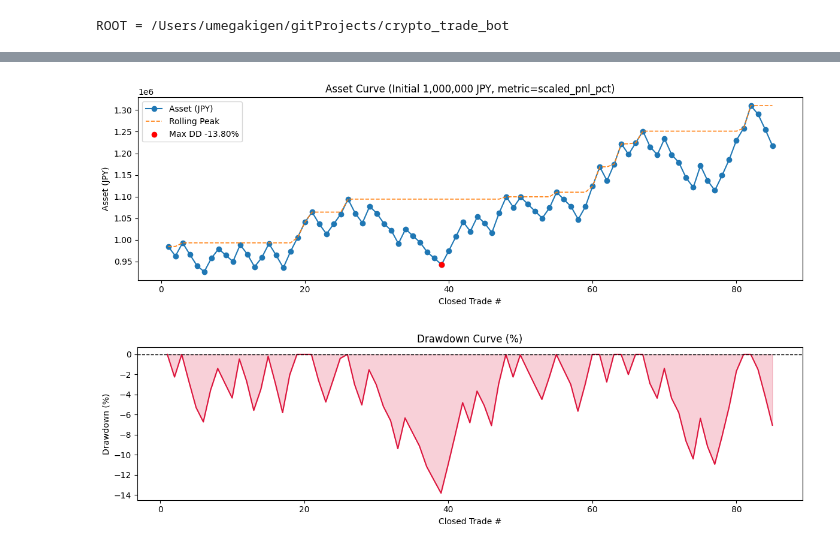
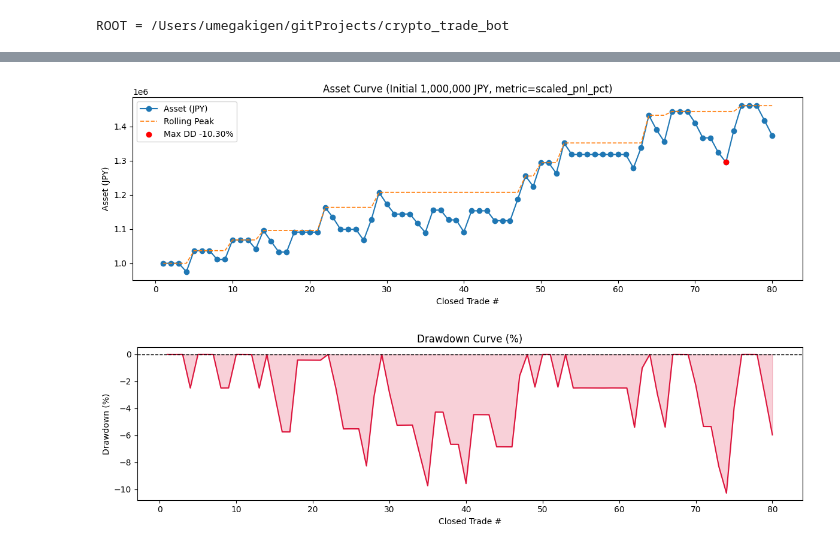
Before and after one commit to genpsp/crypto_trade_bot, a Jupyter notebook: research/notebooks/backtest_playground.ipynb, the cells around one changed output, grey strips where cells are left out. Cells and saved outputs as stored; diff of their text form; code cells hidden in the pictures.

```diff
--- a/research/notebooks/backtest_playground.ipynb
+++ b/research/notebooks/backtest_playground.ipynb
@@ -140,12 +180,8 @@ else:
 # %%
-config = load_bot_config(CONFIG_PATH)
-bars = read_bars_from_csv(CSV_PATH)
-report = run_backtest(bars, config)
-write_json(OUTPUT_PATH, report.to_dict())
+report_json = run_backtest_fresh_process(CONFIG_PATH, CSV_PATH, OUTPUT_PATH)
 
-with OUTPUT_PATH.open('r', encoding='utf-8') as f:
-    report_json = json.load(f)
+print('[run]', RUN_LABEL)
 
-print('[saved]', OUTPUT_PATH)
+print('[saved]', OUTPUT_PATH, 'mtime_ns=', OUTPUT_PATH.stat().st_mtime_ns)
 report_json['summary']
 # %% [output]
@@ -297,69 +444,4 @@ else:
     plt.ylabel('Cumulative PnL (%)')
     plt.tight_layout()
     plt.show()
-
-from datetime import datetime
-
-# Regime timing visualization (entry timing in UTC)
-entry_trades = sorted(
-    [trade for trade in report_json['trades'] if trade.get('entry_time')],
-    key=lambda trade: trade['entry_time'],
-)
-
-if not entry_trades:
-    print('No entry trades yet. Regime timing chart skipped.')
-else:
-    def _regime_from_multiplier(multiplier: float | None) -> str:
-        if multiplier is None:
-            return 'UNKNOWN'
-        value = round(float(multiplier), 2)
-        if value == 0.50:
-            return 'STORM'
-        if value == 0.75:
-            return 'VOLATILE'
-        if value == 1.00:
-            return 'NORMAL'
-        return f'CUSTOM_{value:.2f}'
-
-    regime_colors = {
-        'STORM': 'crimson',
-        'VOLATILE': 'darkorange',
-        'NORMAL': 'seagreen',
-    }
-
-    regime_to_times: dict[str, list[datetime]] = {}
-    for trade in entry_trades:
-        regime = _regime_from_multiplier(trade.get('position_size_multiplier'))
-        entry_time = datetime.fromisoformat(trade['entry_time'].replace('Z', '+00:00'))
-        regime_to_times.setdefault(regime, []).append(entry_time)
-
-    ordered_regimes = [r for r in ['STORM', 'VOLATILE', 'NORMAL'] if r in regime_to_times]
-    custom_regimes = sorted([r for r in regime_to_times if r not in {'STORM', 'VOLATILE', 'NORMAL'}])
-    ordered_regimes.extend(custom_regimes)
-    y_map = {regime: index for index, regime in enumerate(ordered_regimes)}
-
-    plt.figure(figsize=(12, 4))
-    for regime in ordered_regimes:
-        times = regime_to_times.get(regime, [])
-        if not times:
-            continue
-        y_values = [y_map[regime]] * len(times)
-        color = regime_colors.get(regime, 'steelblue')
-        plt.scatter(
-            times,
-            y_values,
-            s=42,
-            alpha=0.9,
-            color=color,
-            label=f"{regime} ({len(times)})",
-        )
-
-    plt.yticks([y_map[regime] for regime in ordered_regimes], ordered_regimes)
-    plt.title('Entry Timing by Volatility Regime (UTC)')
-    plt.xlabel('Entry Time (UTC)')
-    plt.ylabel('Regime')
-    plt.grid(axis='x', alpha=0.25)
-    plt.legend(loc='upper left', bbox_to_anchor=(1.01, 1.0))
-    plt.tight_layout()
-    plt.show()
 # %% [output]
@@ -367,2 +449,2 @@ else:
-[figure, old version]
+[figure, new version]
-[figure, old version]
+[figure, new version]
```
Also changed, not shown: parts of 12 cells of this notebook, 12 other files.
